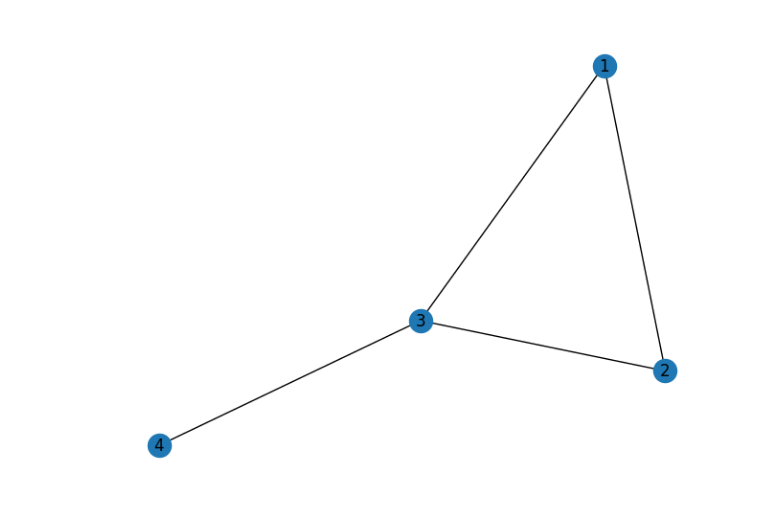
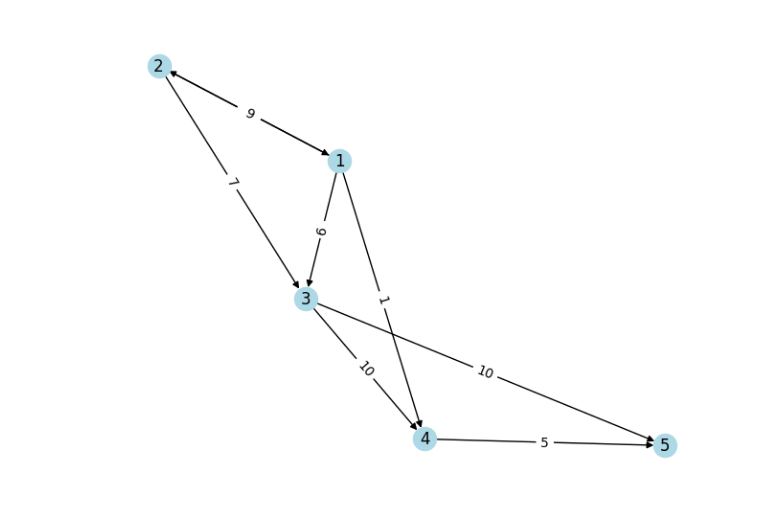
Before and after one commit to raisando/tesis, a Jupyter notebook: testing.ipynb, the cells around one changed output. Drawn from its saved outputs; the diff is of its cells as text; code cells hidden in the pictures.

Commit message:
visualizacion, documentacion, interdiccion y camino mas corto

```diff
--- a/testing.ipynb
+++ b/testing.ipynb
@@ -1,25 +1,17 @@
-# %%
-import networkx as nx
-import matplotlib.pyplot as plt
-
-
-# Create a graph object
-G = nx.Graph()
-# Add nodes
-G.add_node(1)
-G.add_node(2)
-G.add_node(3)
-G.add_node(4)
-
-# Add edges
-G.add_edge(1, 2)
-G.add_edge(1, 3)
-G.add_edge(2, 3)
-G.add_edge(3, 4)
-
-
-# Draw the network
-nx.draw(G, with_labels=True)
-plt.show()
-# %% [output]
-[figure, removed]
+# %%
+from classes import *
+import matplotlib.pyplot as plt
+import networkx as nx
+import random
+import utils as u
+
+#seed = 196796533
+#random.seed(seed)
+
+nnodes = 5
+
+N = u.generate_random_graph(nnodes)
+
+N.show()
+# %% [output]
+[figure, added]
```
Also changed, not shown: parts of 2 cells of this notebook, 4 other files.
